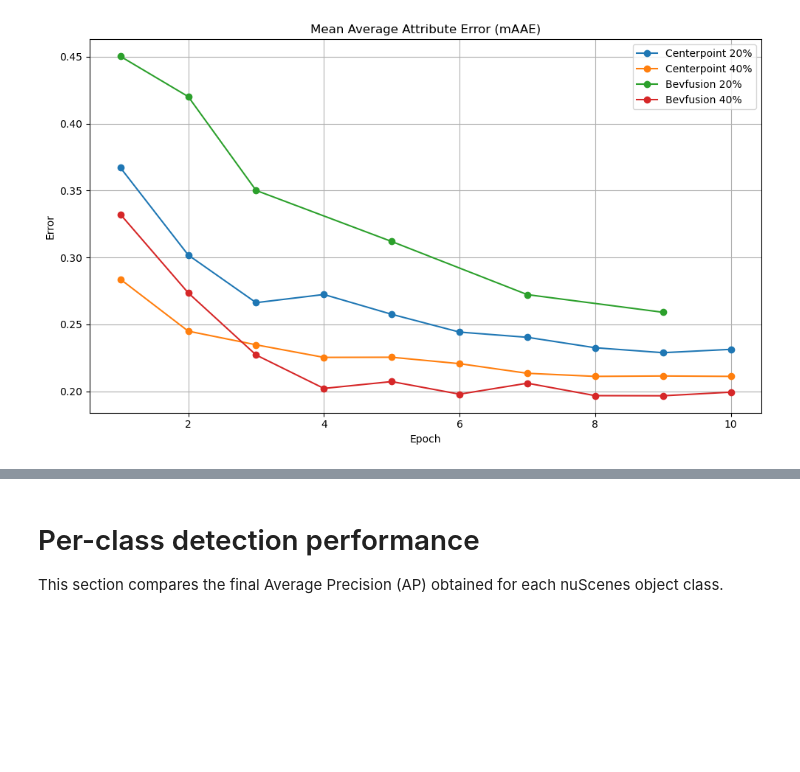
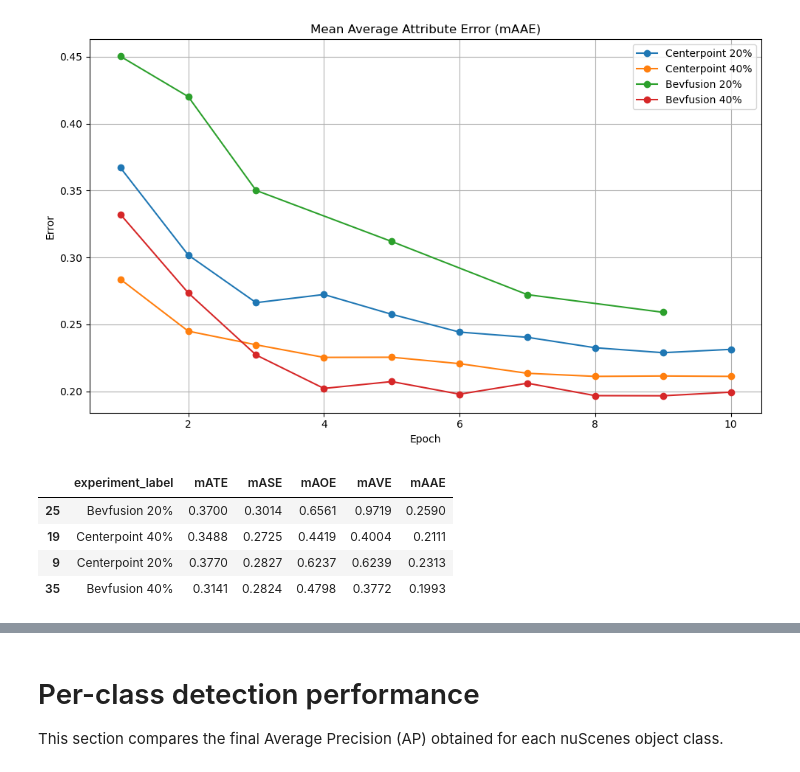
Before and after one commit to darkcyan-ugli-fruit/nuscenes-multimodal-learning, a Jupyter notebook: notebooks/04_models_comparison.ipynb, the cells around one changed output, grey strips where cells are left out. Drawn from its saved outputs; the diff is of its cells as text; code cells hidden in the pictures; blank space fills up the shorter version.

Commit message:
added global errors table

```diff
--- a/notebooks/04_models_comparison.ipynb
+++ b/notebooks/04_models_comparison.ipynb
@@ -324,3 +328,28 @@ for metric, title in error_metrics.items():
 [figure]
 [figure]
 [figure]
+# %%
+error_metrics = [
+    "mATE",
+    "mASE",
+    "mAOE",
+    "mAVE",
+    "mAAE",
+]
+
+final_errors = (
+    metrics_df
+    .sort_values("step")
+    .groupby("experiment_label")
+    .tail(1)
+    [["experiment_label"] + error_metrics]
+    .round(4)
+)
+
+final_errors
+# %% [output]
+|  | experiment_label | mATE | mASE | mAOE | mAVE | mAAE |
+| 25 | Bevfusion 20% | 0.3700 | 0.3014 | 0.6561 | 0.9719 | 0.2590 |
+| 19 | Centerpoint 40% | 0.3488 | 0.2725 | 0.4419 | 0.4004 | 0.2111 |
+| 9 | Centerpoint 20% | 0.3770 | 0.2827 | 0.6237 | 0.6239 | 0.2313 |
+| 35 | Bevfusion 40% | 0.3141 | 0.2824 | 0.4798 | 0.3772 | 0.1993 |
```
Also changed, not shown: parts of 10 cells of this notebook.
